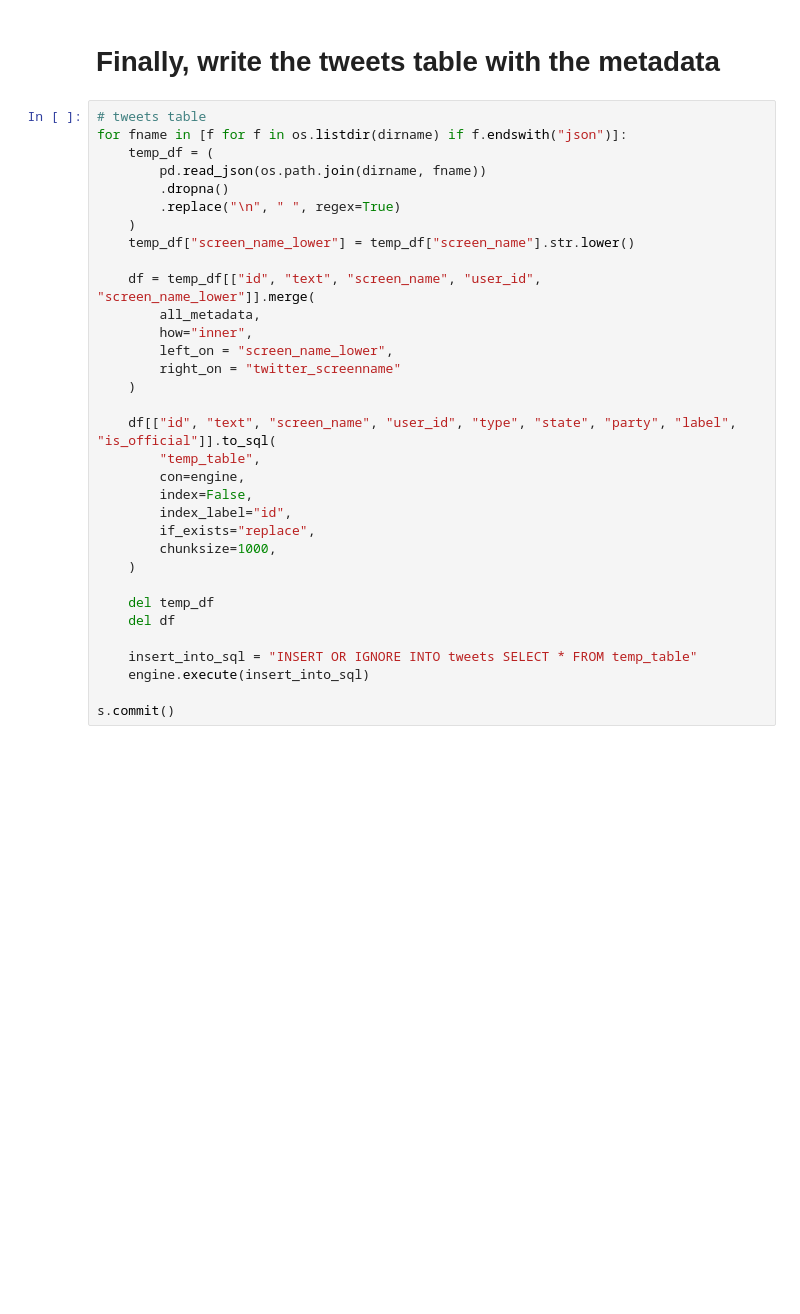
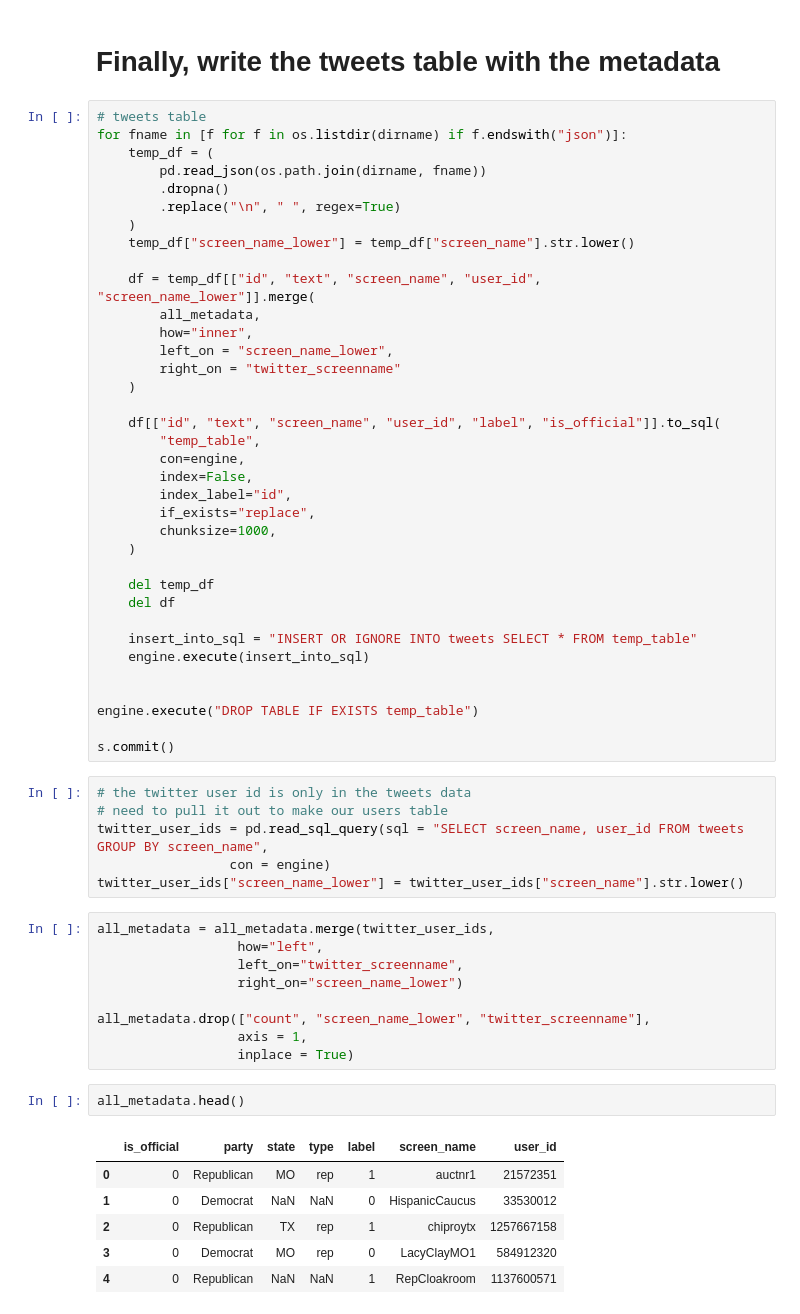
Before and after one commit to leslie-huang/congress_tweetdata_prelim, a Jupyter notebook: create_classification_dataset.ipynb, the cells around one changed output. Cells and saved outputs as stored; diff of their text form; blank space fills up the shorter version.

```diff
--- a/create_classification_dataset.ipynb
+++ b/create_classification_dataset.ipynb
@@ -256,7 +267,7 @@ for fname in [f for f in os.listdir(dirname) if f.endswith("json")]:
         right_on = "twitter_screenname"
     )
 
-    df[["id", "text", "screen_name", "user_id", "type", "state", "party", "label", "is_official"]].to_sql(
+    df[["id", "text", "screen_name", "user_id", "label", "is_official"]].to_sql(
         "temp_table",
         con=engine,
         index=False,
@@ -271,4 +282,31 @@ for fname in [f for f in os.listdir(dirname) if f.endswith("json")]:
     insert_into_sql = "INSERT OR IGNORE INTO tweets SELECT * FROM temp_table"
     engine.execute(insert_into_sql)
 
+
+engine.execute("DROP TABLE IF EXISTS temp_table")
+
 s.commit()
+# %%
+# the twitter user id is only in the tweets data
+# need to pull it out to make our users table
+twitter_user_ids = pd.read_sql_query(sql = "SELECT screen_name, user_id FROM tweets GROUP BY screen_name",
+                 con = engine)
+twitter_user_ids["screen_name_lower"] = twitter_user_ids["screen_name"].str.lower()
+# %%
+all_metadata = all_metadata.merge(twitter_user_ids,
+                  how="left",
+                  left_on="twitter_screenname",
+                  right_on="screen_name_lower")
+
+all_metadata.drop(["count", "screen_name_lower", "twitter_screenname"],
+                  axis = 1,
+                  inplace = True)
+# %%
+all_metadata.head()
+# %% [output]
+|  | is_official | party | state | type | label | screen_name | user_id |
+| 0 | 0 | Republican | MO | rep | 1 | auctnr1 | 21572351 |
+| 1 | 0 | Democrat | NaN | NaN | 0 | HispanicCaucus | 33530012 |
+| 2 | 0 | Republican | TX | rep | 1 | chiproytx | 1257667158 |
+| 3 | 0 | Democrat | MO | rep | 0 | LacyClayMO1 | 584912320 |
+| 4 | 0 | Republican | NaN | NaN | 1 | RepCloakroom | 1137600571 |
```
Also changed, not shown: parts of 10 cells of this notebook.
